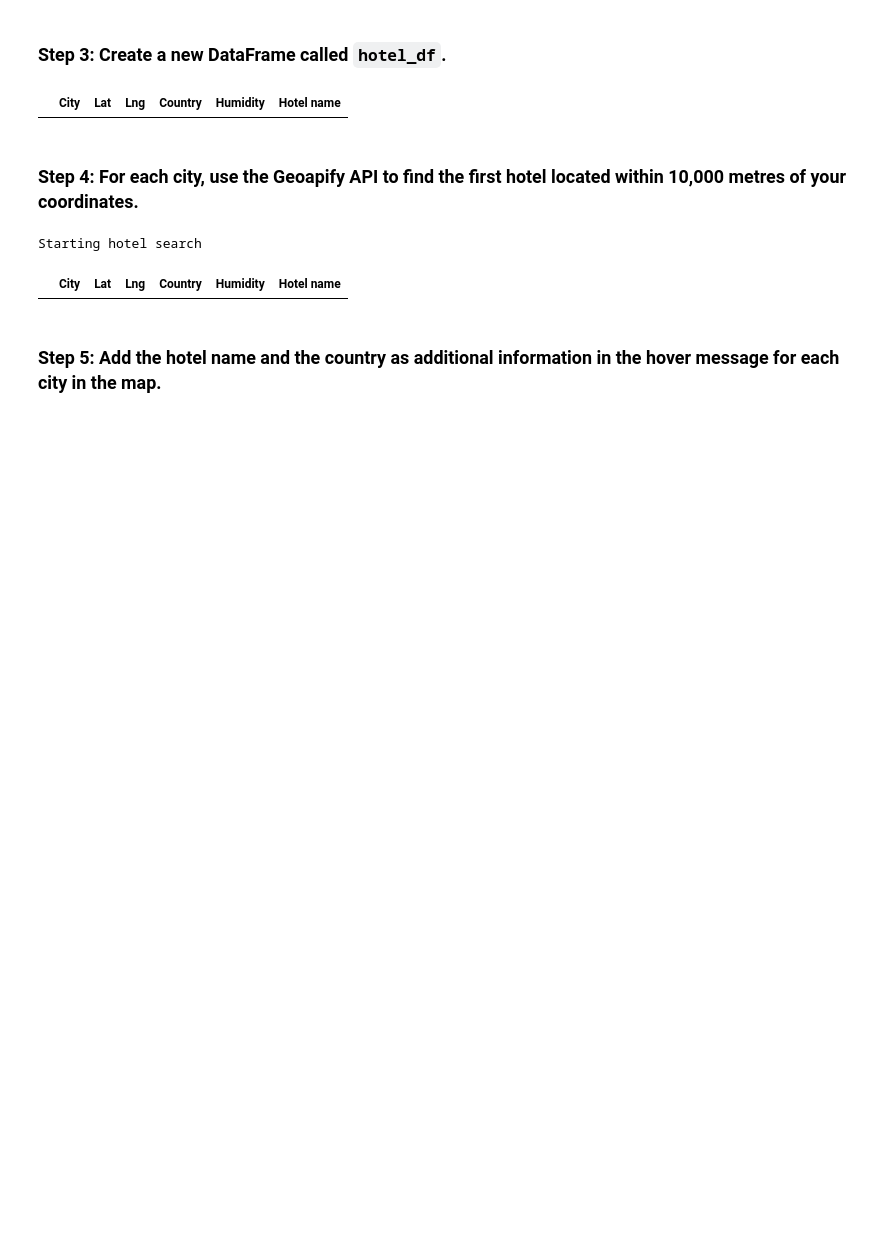
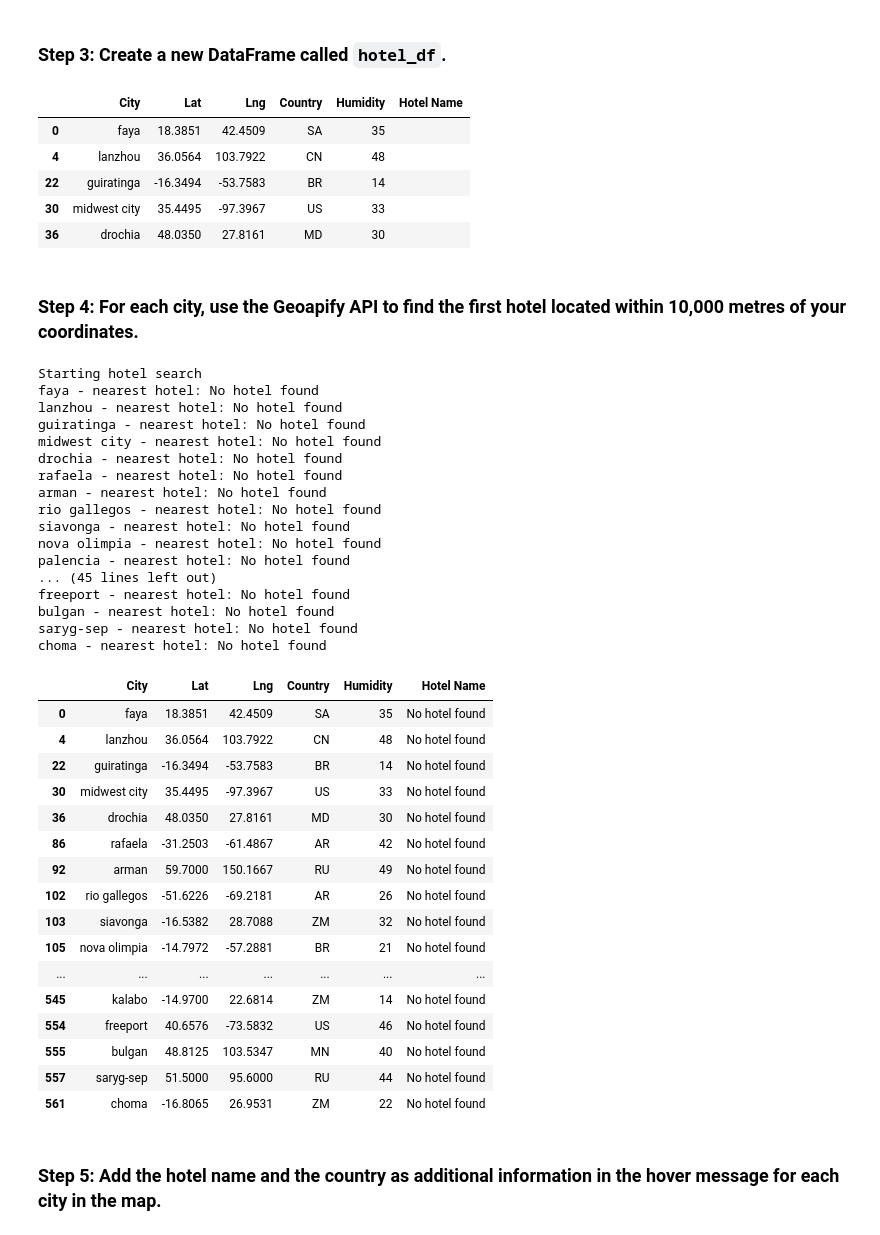
Before and after one commit to kaakabogu/python-api-challenge, a Jupyter notebook: WeatherPy/VacationPy.ipynb, the cells around one changed output. Cells and saved outputs as stored; diff of their text form; code cells hidden in the pictures; blank space fills up the shorter version.

```diff
--- a/WeatherPy/VacationPy.ipynb
+++ b/WeatherPy/VacationPy.ipynb
@@ -125,15 +73,14 @@ TypeError: '<' not supported between instances of 'Version' and 'str'
 # %%
 # Narrow down cities that fit criteria and drop any results with null values
 # YOUR CODE HERE
-ideal_city_df = city_data_df.loc[(city_data_df["Wind Speed"] <= 10) & (city_data_df["Cloudiness"] == 0) & \
-                                   (city_data_df["Max Temp"] > 70) & (city_data_df["Max Temp"] < 80)].dropna()
 
-ideal_city_df.head()
+ideal_city_df = city_data_df[(city_data_df["Max Temp"] <=70) & (city_data_df["Humidity"] <= 50) & (city_data_df["Cloudiness"] >=20.0)]
+
 
 # Drop any rows with null values
-# YOUR CODE HERE
+ideal_city_df = ideal_city_df.dropna()
 
 # Display sample data
-# YOUR CODE HERE
+ideal_city_df.head()
 # %% [output]
 |  | City_ID | City | Lat | Lng | Max Temp | Humidity | Cloudiness | Wind Speed | Country | Date |
@@ -141,24 +93,23 @@ ideal_city_df.head()
 ### Step 3: Create a new DataFrame called `hotel_df`.
 # %%
 # Use the Pandas copy function to create DataFrame called hotel_df to store the city, country, coordinates, and humidity
-hotel_df = ideal_city_df.loc[:,["City","Lat","Lng","Country","Humidity"]]
-# Country is not part of the city data
-hotel_df["Hotel name"] = ""
+hotel_df = ideal_city_df[["City","Lat","Lng","Country","Humidity"]].copy()
+
+hotel_df["Hotel Name"] = ""
 hotel_df.head()
-
-# Add an empty column, "Hotel Name," to the DataFrame so you can store the hotel found using the Geoapify API
-# YOUR CODE HERE
-
-# Display sample data
-# YOUR CODE HERE
 # %% [output]
-|  | City | Lat | Lng | Country | Humidity | Hotel name |
+|  | City | Lat | Lng | Country | Humidity | Hotel Name |
+| 0 | faya | 18.3851 | 42.4509 | SA | 35 |  |
+| 4 | lanzhou | 36.0564 | 103.7922 | CN | 48 |  |
+| 22 | guiratinga | -16.3494 | -53.7583 | BR | 14 |  |
+| 30 | midwest city | 35.4495 | -97.3967 | US | 33 |  |
+| 36 | drochia | 48.0350 | 27.8161 | MD | 30 |  |
 # %% [markdown]
 ### Step 4: For each city, use the Geoapify API to find the first hotel located within 10,000 metres of your coordinates.
 # %%
 # Set parameters to search for a hotel
 radius = 10000
-params = {"categories":"hotel", "apiKey": geoapify_key, "limit":20}
+params = {"categories":"accomodation.hotel", "apiKey": geoapify_key, "limit": 20}
 
 # Print a message to follow up the hotel search
 print("Starting hotel search")
@@ -168,35 +119,67 @@ for index, row in hotel_df.iterrows():
     # get latitude, longitude from the DataFrame
     lat = row["Lat"]
     lng = row["Lng"]
-    city = row["City"]
+
     # Add filter and bias parameters with the current city's latitude and longitude to the params dictionary
     params["filter"] = f"circle:{lng},{lat},{radius}"
     params["bias"] = f"proximity:{lng},{lat}"
 
     # Set base URL
     base_url = "https://api.geoapify.com/v2/places"
 
 
     # Make and API request using the params dictionaty
     name_address = requests.get(base_url, params=params)
 
     # Convert the API response to JSON format
     name_address = name_address.json()
 
     # Grab the first hotel from the results and store the name in the hotel_df DataFrame
     try:
         hotel_df.loc[index, "Hotel Name"] = name_address["features"][0]["properties"]["name"]
     except (KeyError, IndexError):
         # If no hotel is found, set the hotel name as "No hotel found".
         hotel_df.loc[index, "Hotel Name"] = "No hotel found"
 
     # Log the search results
-    print(f"{hotel_df.loc[index, 'City']} - nearest hotel: {hotel_df.loc[index, 'Hotel Name']}")
+    print(f"{hotel_df.loc[index,'City']} - nearest hotel: {hotel_df.loc[index, 'Hotel Name']}")
 
 # Display sample data
 hotel_df
 # %% [output]
 Starting hotel search
+faya - nearest hotel: No hotel found
+lanzhou - nearest hotel: No hotel found
+guiratinga - nearest hotel: No hotel found
+midwest city - nearest hotel: No hotel found
+drochia - nearest hotel: No hotel found
+rafaela - nearest hotel: No hotel found
+arman - nearest hotel: No hotel found
+rio gallegos - nearest hotel: No hotel found
+siavonga - nearest hotel: No hotel found
+nova olimpia - nearest hotel: No hotel found
+palencia - nearest hotel: No hotel found
+... (45 lines left out)
+freeport - nearest hotel: No hotel found
+bulgan - nearest hotel: No hotel found
+saryg-sep - nearest hotel: No hotel found
+choma - nearest hotel: No hotel found
-|  | City | Lat | Lng | Country | Humidity | Hotel name |
+|  | City | Lat | Lng | Country | Humidity | Hotel Name |
+| 0 | faya | 18.3851 | 42.4509 | SA | 35 | No hotel found |
+| 4 | lanzhou | 36.0564 | 103.7922 | CN | 48 | No hotel found |
+| 22 | guiratinga | -16.3494 | -53.7583 | BR | 14 | No hotel found |
+| 30 | midwest city | 35.4495 | -97.3967 | US | 33 | No hotel found |
+| 36 | drochia | 48.0350 | 27.8161 | MD | 30 | No hotel found |
+| 86 | rafaela | -31.2503 | -61.4867 | AR | 42 | No hotel found |
+| 92 | arman | 59.7000 | 150.1667 | RU | 49 | No hotel found |
+| 102 | rio gallegos | -51.6226 | -69.2181 | AR | 26 | No hotel found |
+| 103 | siavonga | -16.5382 | 28.7088 | ZM | 32 | No hotel found |
+| 105 | nova olimpia | -14.7972 | -57.2881 | BR | 21 | No hotel found |
+| ... | ... | ... | ... | ... | ... | ... |
+| 545 | kalabo | -14.9700 | 22.6814 | ZM | 14 | No hotel found |
+| 554 | freeport | 40.6576 | -73.5832 | US | 46 | No hotel found |
+| 555 | bulgan | 48.8125 | 103.5347 | MN | 40 | No hotel found |
+| 557 | saryg-sep | 51.5000 | 95.6000 | RU | 44 | No hotel found |
+| 561 | choma | -16.8065 | 26.9531 | ZM | 22 | No hotel found |
 # %% [markdown]
 ### Step 5: Add the hotel name and the country as additional information in the hover message for each city in the map.
```
Also changed, not shown: parts of 8 cells of this notebook, 1 other file.
